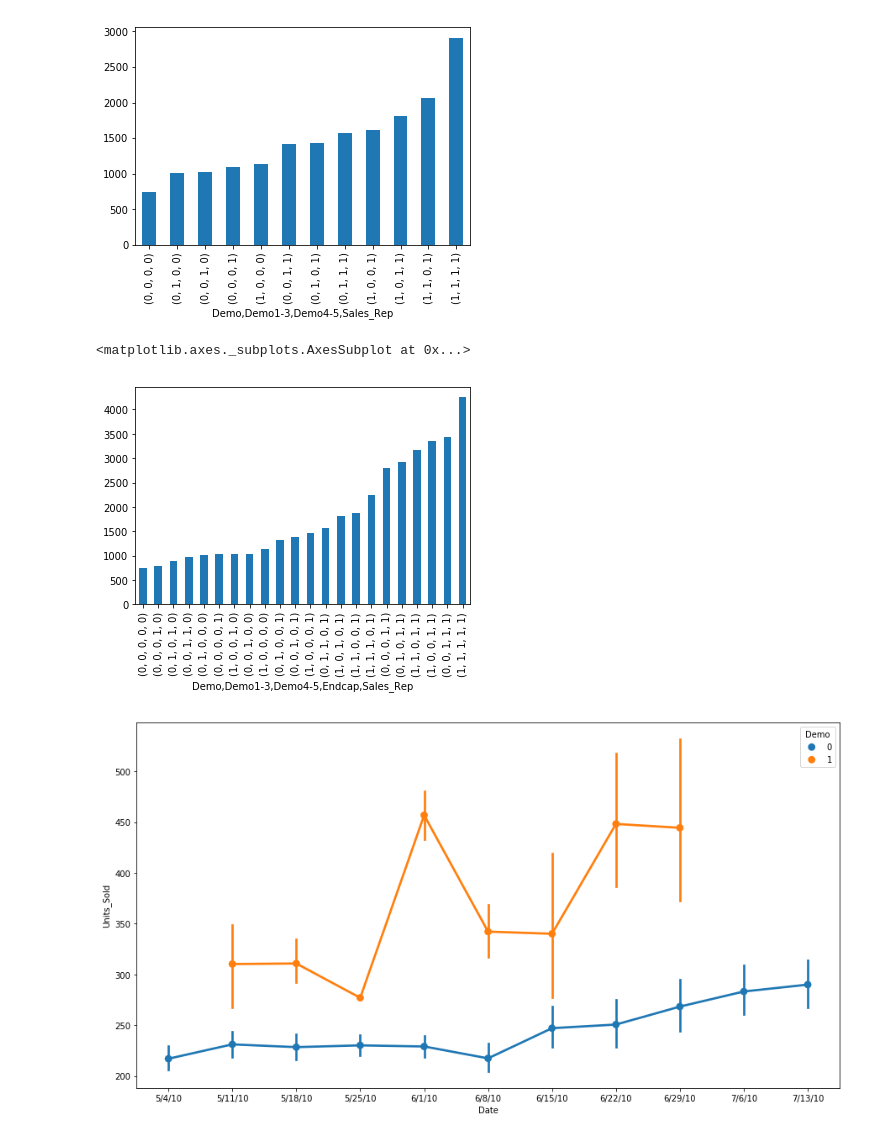
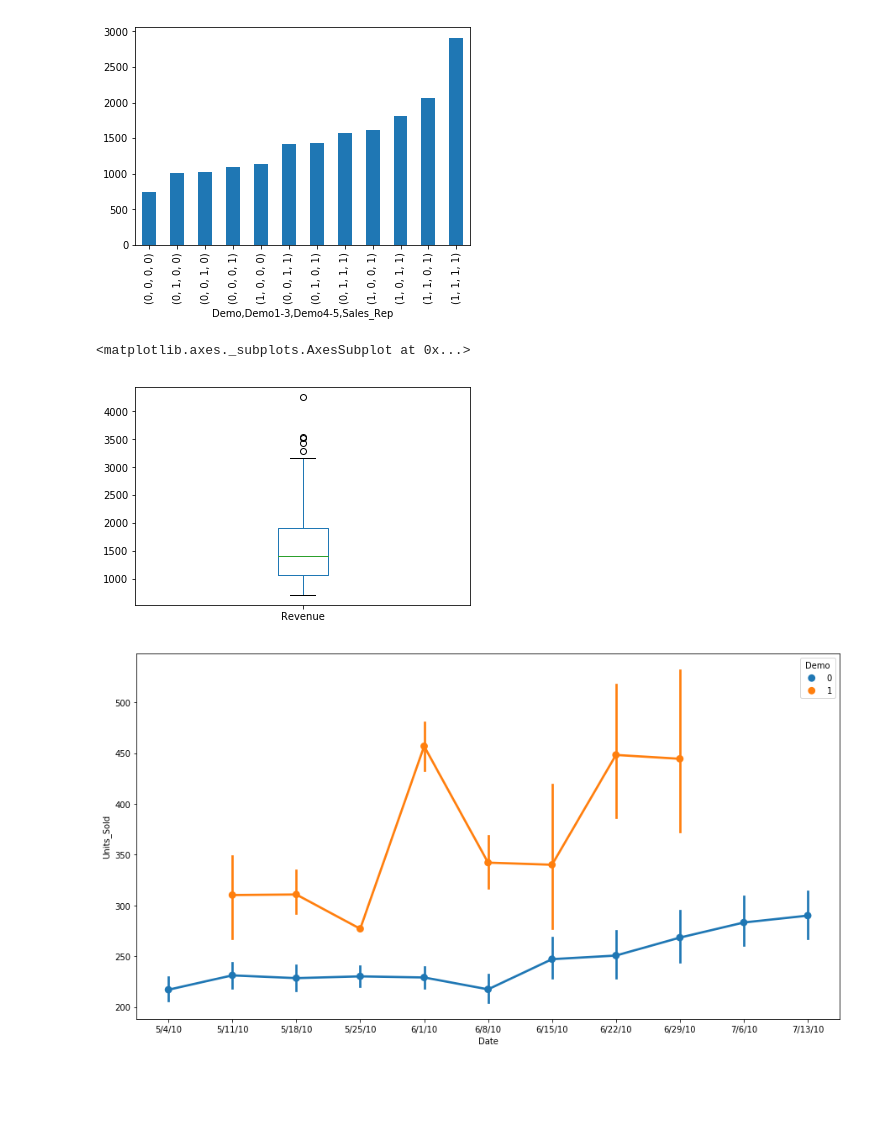
Before and after one commit to slerkpatomsak/ML-CaseStudy, a Jupyter notebook: goodbelly_casestudy.ipynb, the cells around one changed output. Drawn from its saved outputs; the diff is of its cells as text; code cells hidden in the pictures; blank space fills up the shorter version.

```diff
--- a/goodbelly_casestudy.ipynb
+++ b/goodbelly_casestudy.ipynb
@@ -654,6 +739,8 @@ group_by_demos.aggregate([np.size,np.mean,np.std])
 |  |  | 1 | 0 | 2.0 | 532.473301 | 34.049653 | 2.0 | 4.224936 | 0.528064 | ... |
 |  |  |  | 1 | 1.0 | 1041.200256 | NaN | 1.0 | 4.083529 | NaN | ... |
 # %%
-group_by = bellyfat.groupby(['Demo','Demo1_3','Demo4_5','Endcap','Sales_Rep'])
-group_by.aggregate(np.mean)
+group_by = bellyfat.groupby(['Region','Demo','Demo1_3','Demo4_5','Endcap','Sales_Rep'])
+pd.set_option('display.max_rows', 500)
+grouped_df=pd.DataFrame(group_by.aggregate(np.mean))
+grouped_df.drop(['Natural', 'Fitness','Units_Sold_Trans'], axis=1).round(2)
 # %% [output]
@@ -751,10 +826,10 @@ groupby_demo05_salerep.Revenue.plot.bar()
 [figure]
 # %%
 group_plot = group_by.aggregate(np.mean).sort_values("Revenue")
-group_plot.Revenue.plot.bar()
+group_plot.Revenue.plot.box()
 # %% [output]
 <matplotlib.axes._subplots.AxesSubplot at 0x...>
-[figure, old version]
+[figure, new version]
 # %%
 pyplot.figure(figsize=(15, 8))
 sns.pointplot(x="Date", y="Units_Sold", hue="Demo", data=bellyfat);
```
Also changed, not shown: parts of 33 cells of this notebook.
